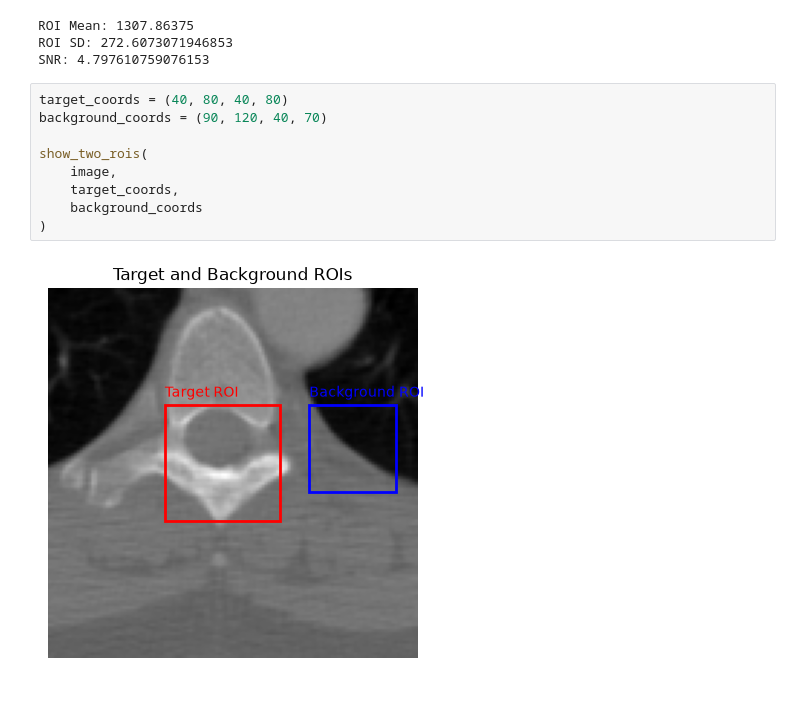
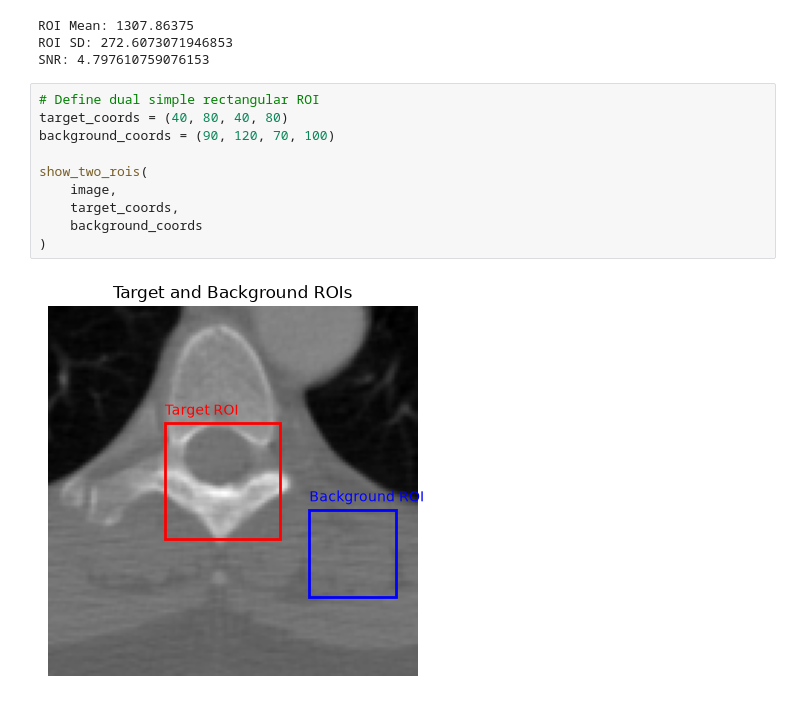
Before and after one commit to yifengzhao03-specqq/radiotherapy-image-quality-toolkit, a Jupyter notebook: notebook/image_quality_demo.ipynb, the cells around one changed output. Saved outputs shown, nothing was run; the diff lists cells and outputs as text.

```diff
--- a/notebook/image_quality_demo.ipynb
+++ b/notebook/image_quality_demo.ipynb
@@ -116,16 +114,17 @@ ROI Mean: 1307.86375
 ROI SD: 272.6073071946853
 SNR: 4.797610759076153
 # %%
+# Define dual simple rectangular ROI
 target_coords = (40, 80, 40, 80)
-background_coords = (90, 120, 40, 70)
+background_coords = (90, 120, 70, 100)
 
 show_two_rois(
     image,
     target_coords,
     background_coords
 )
 # %% [output]
-[figure, old version]
+[figure, new version]
 # %%
 results = summarize_analysis(
     image,
```
Also changed, not shown: parts of 10 cells of this notebook, 4 other files.
